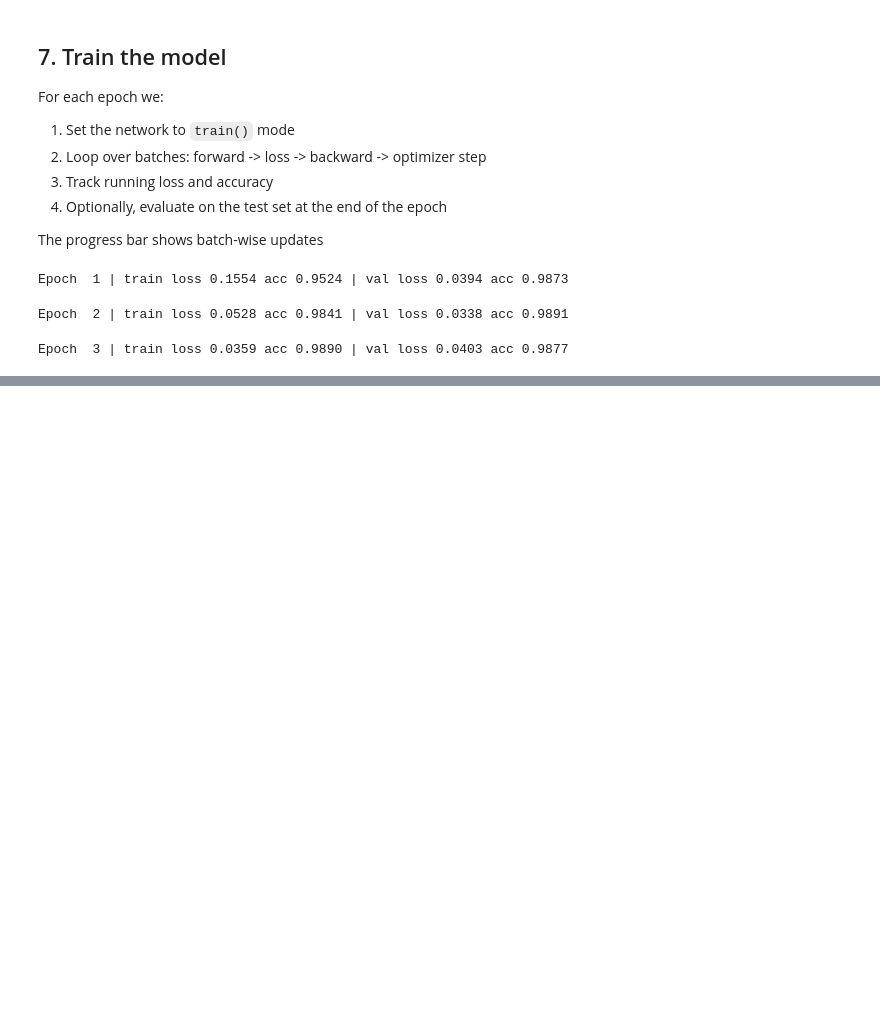
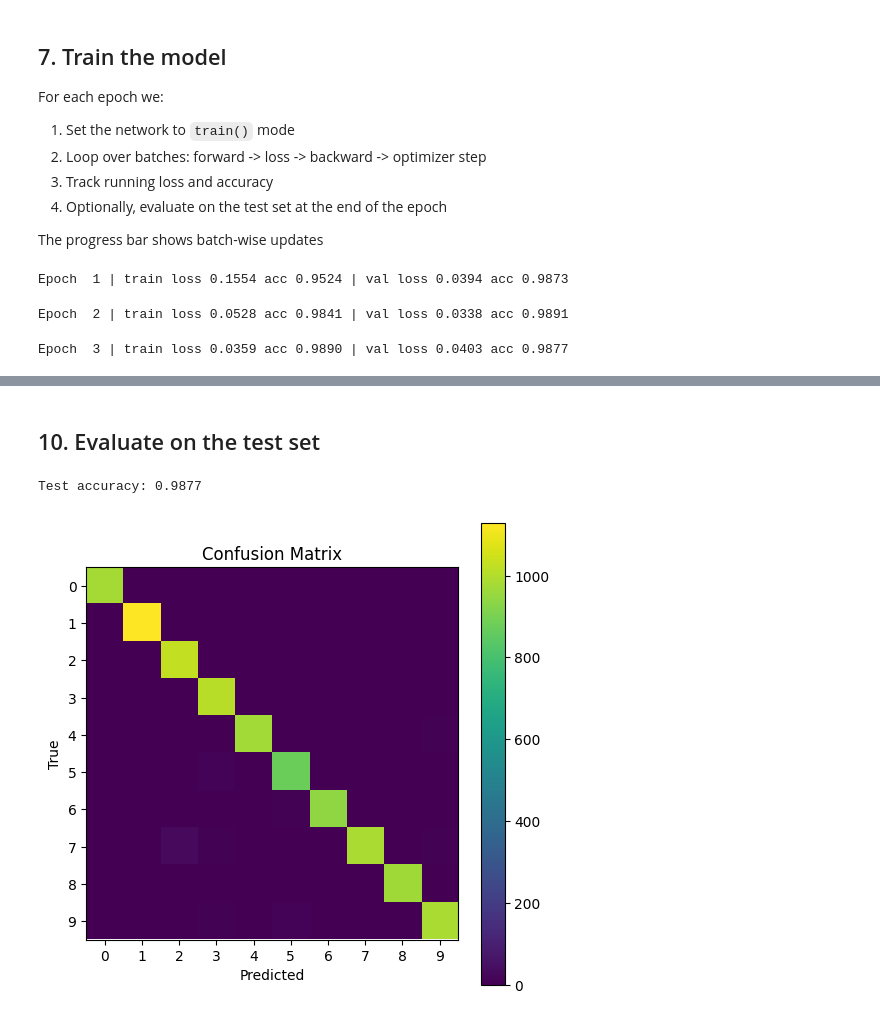
Before and after one commit to martinaspeciale/pytorch-deep-learning, a Jupyter notebook: university_exercises/live-cnn.ipynb, the cells around one changed output, grey strips where cells are left out. Saved outputs shown, nothing was run; the diff lists cells and outputs as text; code cells hidden in the pictures; blank space fills up the shorter version.

```diff
--- a/university_exercises/live-cnn.ipynb
+++ b/university_exercises/live-cnn.ipynb
@@ -617,0 +666,39 @@ Epoch  3 | train loss 0.0359 acc 0.9890 | val loss 0.0403 acc 0.9877
+# %% [markdown]
+## 10. Evaluate on the test set
+# %%
+net.eval()
+all_preds = []
+all_targets = []
+
+with torch.no_grad():
+    for xb, yb in test_dl:
+        xb = xb.to(DEVICE)
+        logits = net(xb)
+        preds = logits.argmax(dim=1).cpu()
+        all_preds.append(preds)
+        all_targets.append(yb)
+
+preds = torch.cat(all_preds)
+targets = torch.cat(all_targets)
+
+accuracy = (preds == targets).float().mean().item()
+print(f"Test accuracy: {accuracy:.4f}")
+
+# Confusion matrix without sklearn
+num_classes = 10
+cm = torch.zeros(num_classes, num_classes, dtype=torch.int32)
+for t, p in zip(targets, preds):
+    cm[t, p] += 1
+
+plt.figure(figsize=(6,6))
+plt.imshow(cm.numpy(), interpolation="nearest")
+plt.title("Confusion Matrix")
+plt.xlabel("Predicted")
+plt.ylabel("True")
+plt.xticks(range(num_classes))
+plt.yticks(range(num_classes))
+plt.colorbar()
+plt.show()
+# %% [output]
+Test accuracy: 0.9877
+[figure, added]
```
Also changed, not shown: parts of 4 cells of this notebook.
